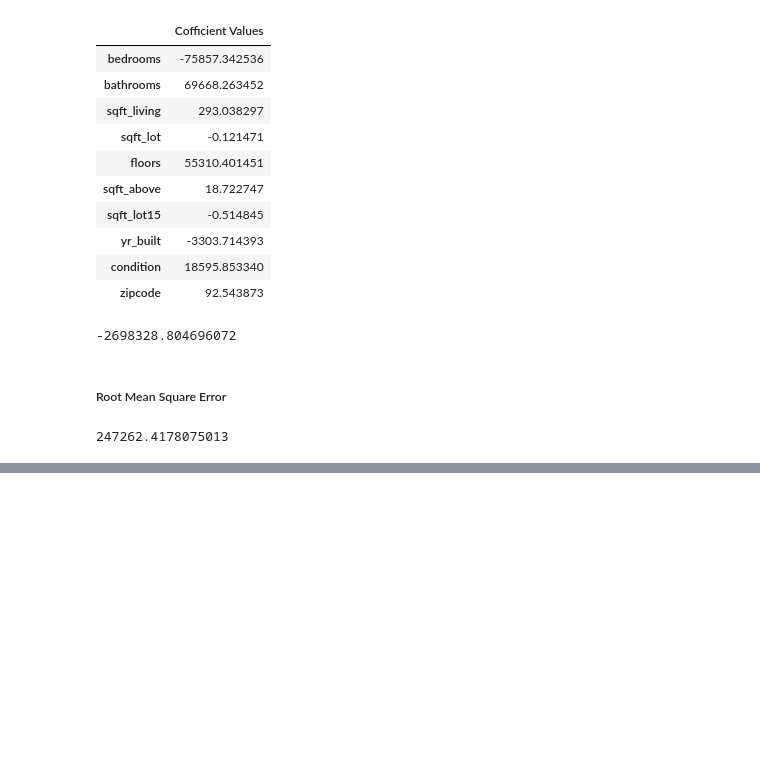
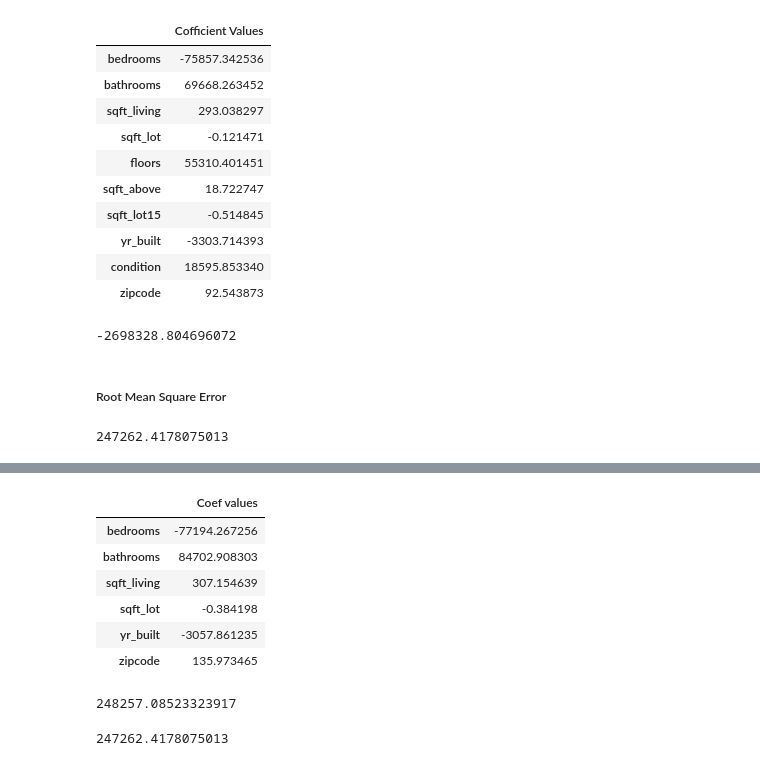
Before and after one commit to hagios2/House-Price-Prediction, a Jupyter notebook: Untitled.ipynb, the cells around one changed output, grey strips where cells are left out. Drawn from its saved outputs; the diff is of its cells as text; code cells hidden in the pictures; blank space fills up the shorter version.

```diff
--- a/Untitled.ipynb
+++ b/Untitled.ipynb
@@ -241,0 +318,11 @@ pri
+# %%
+coef1 = pd.DataFrame(model1.coef_, X1.columns, columns=['Coef values'])
+coef1
+# %% [output]
+|  | Coef values |
+| bedrooms | -77194.267256 |
+| bathrooms | 84702.908303 |
+| sqft_living | 307.154639 |
+| sqft_lot | -0.384198 |
+| yr_built | -3057.861235 |
+| zipcode | 135.973465 |
@@ -241,0 +332,10 @@ pri
+# %%
+RMSE1 = np.sqrt(mean_sqrd_err)
+RMSE1
+# %% [output]
+248257.08523323917
+# %%
+#comparing RMSE TO RMSE1
+RMSE
+# %% [output]
+247262.4178075013
```
Also changed, not shown: parts of 14 cells of this notebook.
